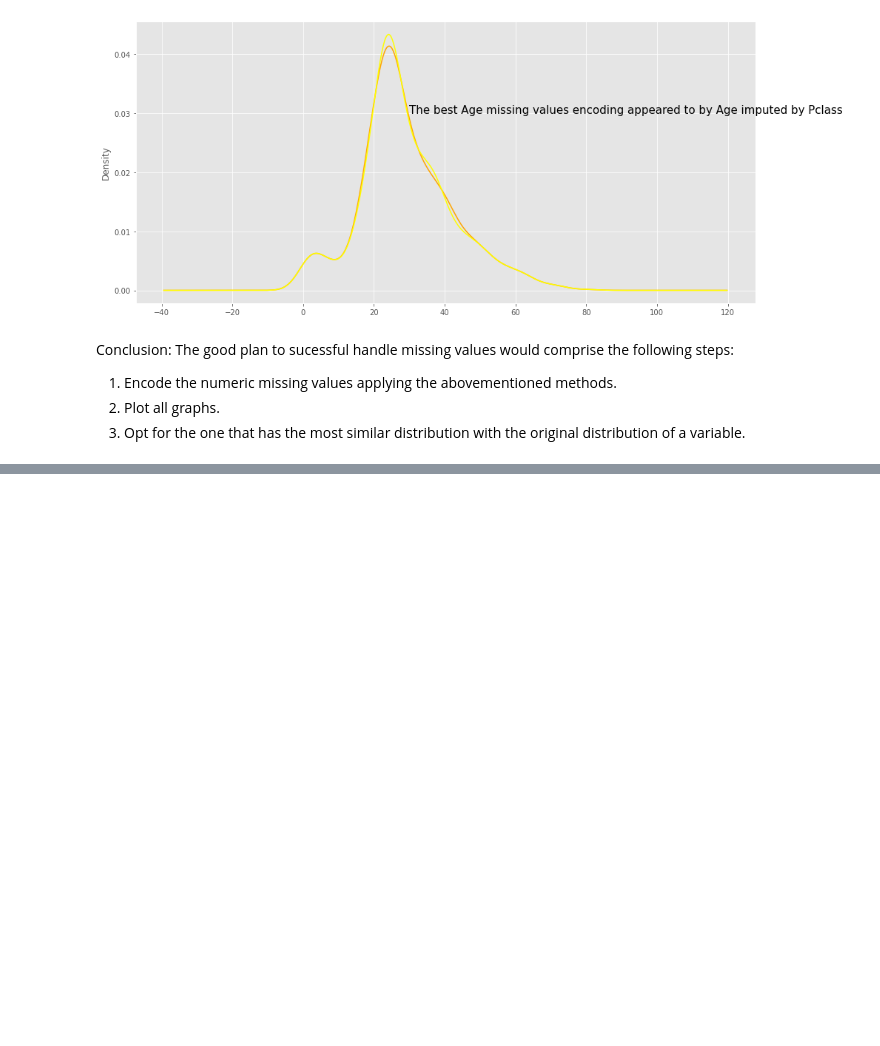
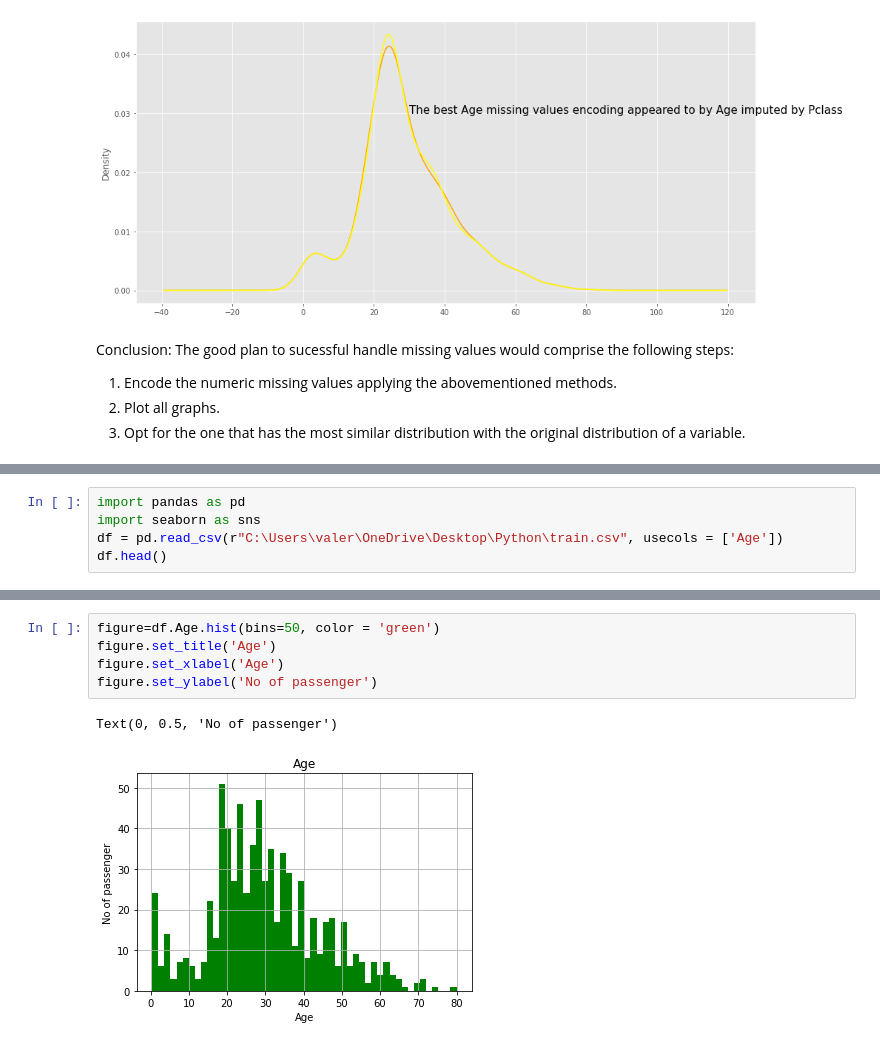
Before and after one commit to valera2042/Data-Cleaning-Missing-values, a Jupyter notebook: Data cleaning _ Missing values.ipynb, the cells around one changed output, grey strips where cells are left out. Drawn from its saved outputs; the diff is of its cells as text; blank space fills up the shorter version.

```diff
--- a/Data cleaning _ Missing values.ipynb
+++ b/Data cleaning _ Missing values.ipynb
@@ -523,0 +559,5 @@ The good plan to sucessful handle missing values would comprise the following st
+# %%
+import pandas as pd
+import seaborn as sns
+df = pd.read_csv(r"C:\Users\valer\OneDrive\Desktop\Python\train.csv", usecols = ['Age'])
+df.head()
@@ -523,0 +571,8 @@ The good plan to sucessful handle missing values would comprise the following st
+# %%
+figure=df.Age.hist(bins=50, color = 'green')
+figure.set_title('Age')
+figure.set_xlabel('Age')
+figure.set_ylabel('No of passenger')
+# %% [output]
+Text(0, 0.5, 'No of passenger')
+[figure, added]
```
Also changed, not shown: parts of 30 cells of this notebook.
